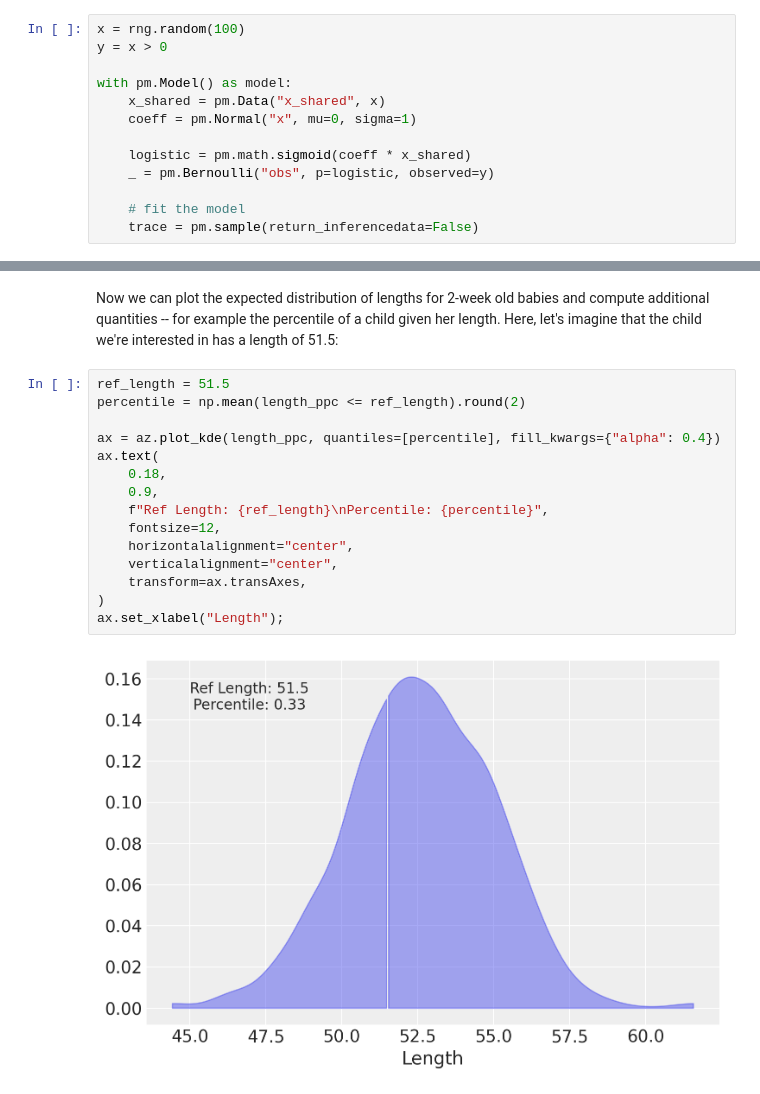
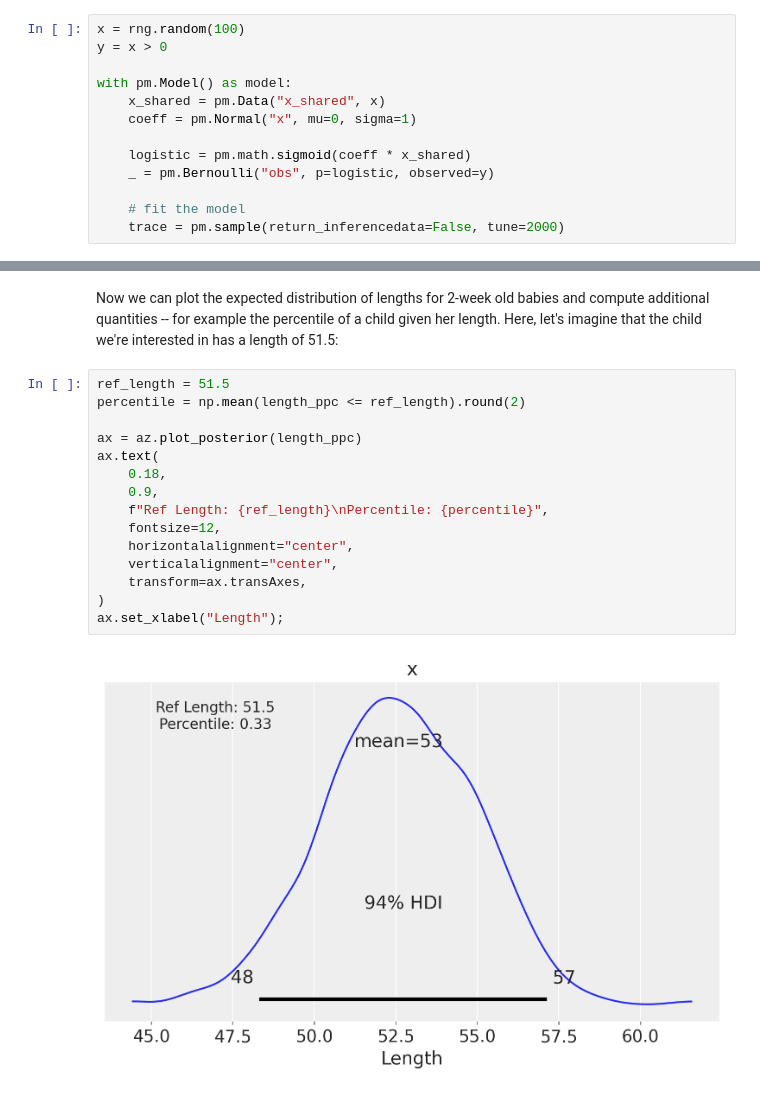
Before and after one commit to pymc-devs/pymc-examples, a Jupyter notebook: examples/pymc3_howto/data_container.ipynb, the cells around one changed output, grey strips where cells are left out. Saved outputs shown, nothing was run; the diff lists cells and outputs as text.

Commit message:
updated ArviZ related change of using  plot_posterior

```diff
--- a/examples/pymc3_howto/data_container.ipynb
+++ b/examples/pymc3_howto/data_container.ipynb
@@ -246,7 +246,7 @@ with pm.Model() as model:
     _ = pm.Bernoulli("obs", p=logistic, observed=y)
 
     # fit the model
-    trace = pm.sample(return_inferencedata=False)
+    trace = pm.sample(return_inferencedata=False, tune=2000)
 # %% [output]
 Auto-assigning NUTS sampler...
 Initializing NUTS using jitter+adapt_diag...
@@ -348,20 +347,20 @@ Now we can plot the expected distribution of lengths for 2-week old babies and c
 # %%
 ref_length = 51.5
 percentile = np.mean(length_ppc <= ref_length).round(2)
 
-ax = az.plot_kde(length_ppc, quantiles=[percentile], fill_kwargs={"alpha": 0.4})
+ax = az.plot_posterior(length_ppc)
 ax.text(
     0.18,
     0.9,
     f"Ref Length: {ref_length}\nPercentile: {percentile}",
     fontsize=12,
     horizontalalignment="center",
     verticalalignment="center",
     transform=ax.transAxes,
 )
 ax.set_xlabel("Length");
 # %% [output]
-[figure, old version]
+[figure, new version]
 # %%
 %load_ext watermark
 %watermark -n -u -v -iv -w -p theano,xarray
```
Also changed, not shown: parts of 3 cells of this notebook.
